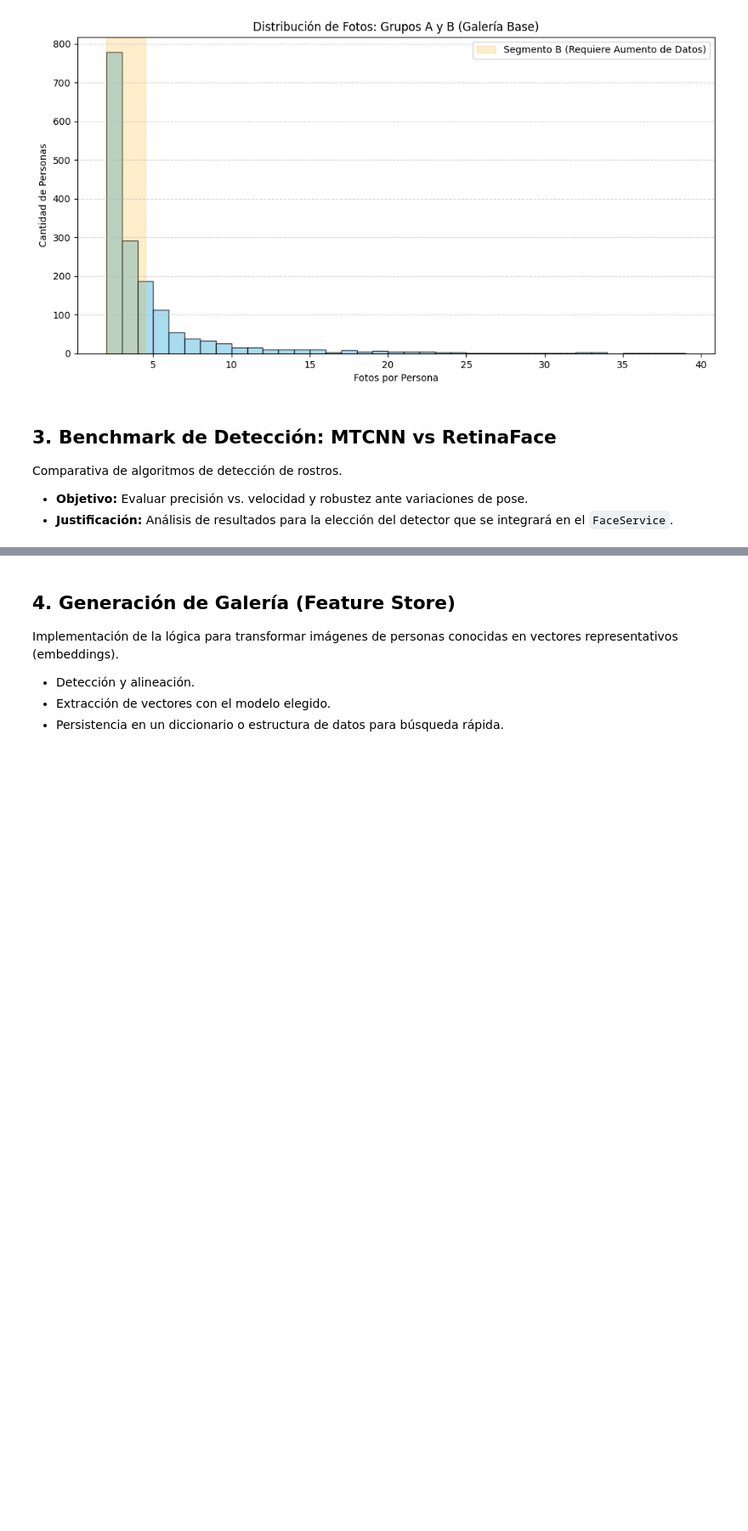
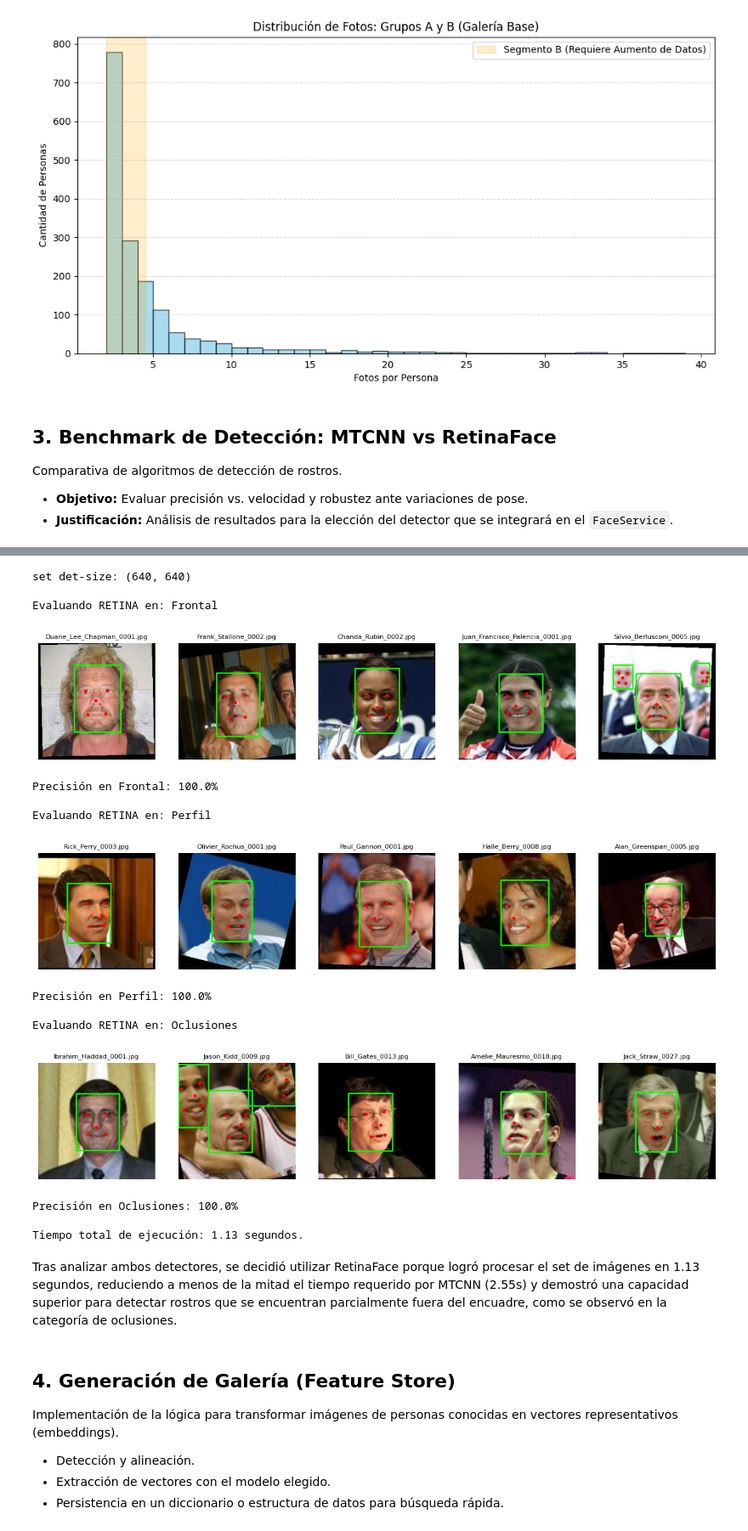
Before and after one commit to CaterinaMartinezD/tuia-face-recognition-app, a Jupyter notebook: train.ipynb, the cells around one changed output, grey strips where cells are left out. Shown at 85% size. Cells and saved outputs as stored; diff of their text form; code cells hidden in the pictures; blank space fills up the shorter version.

```diff
--- a/train.ipynb
+++ b/train.ipynb
@@ -235,3 +334,44 @@ Comparativa de algoritmos de detección de rostros.
+# %%
+from insightface.app import FaceAnalysis
+from insightface.model_zoo import get_model
+
+# 1. PARCHE (Obligatorio para evitar el error de la librería en tu entorno)
+def patch_init_final(self, name='buffalo_l', root='~/.insightface', **kwargs):
+    self.models = {}
+    self.det_model = None
+    self.det_thresh = 0.5
+
+# Aplicamos el parche globalmente
+FaceAnalysis.__init__ = patch_init_final
+
+# Definimos la ruta al archivo ONNX directamente
+path_onnx = "./modelos_insight/models/buffalo_s/det_10g.onnx"
+
+app = FaceAnalysis(name='buffalo_s', root="./modelos_insight")
+app.models['detection'] = get_model(path_onnx)
+app.det_model = app.models['detection']
+app.prepare(ctx_id=-1, det_size=(640, 640))
+
+# Evaluamos el detector con retina
+evaluar_detector_generico(app, categorias, all_images, tipo="retina")
+# %% [output]
+set det-size: (640, 640)
+
+Evaluando RETINA en: Frontal
+[figure, added]
+Precisión en Frontal: 100.0%
+
+Evaluando RETINA en: Perfil
+[figure, added]
+Precisión en Perfil: 100.0%
+
+Evaluando RETINA en: Oclusiones
+[figure, added]
+Precisión en Oclusiones: 100.0%
+
+Tiempo total de ejecución: 1.13 segundos.
+# %% [markdown]
+Tras analizar ambos detectores, se decidió utilizar RetinaFace porque logró procesar el set de imágenes en 1.13 segundos, reduciendo a menos de la mitad el tiempo requerido por MTCNN (2.55s) y demostró una capacidad superior para detectar rostros que se encuentran parcialmente fuera del encuadre, como se observó en la categoría de oclusiones.
 # %% [markdown]
 ## 4. Generación de Galería (Feature Store)
 Implementación de la lógica para transformar imágenes de personas conocidas en vectores representativos (embeddings).
```
Also changed, not shown: parts of 10 cells of this notebook.
